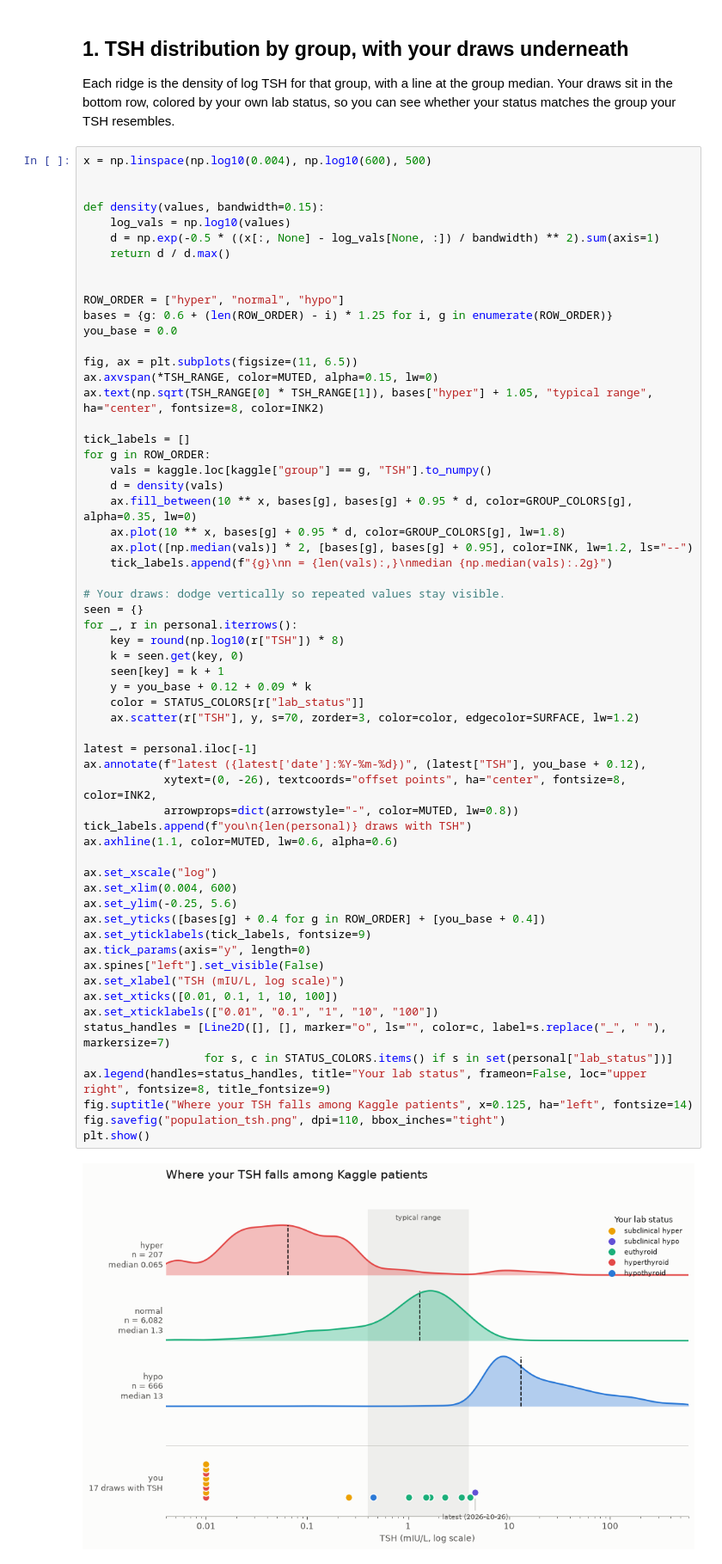
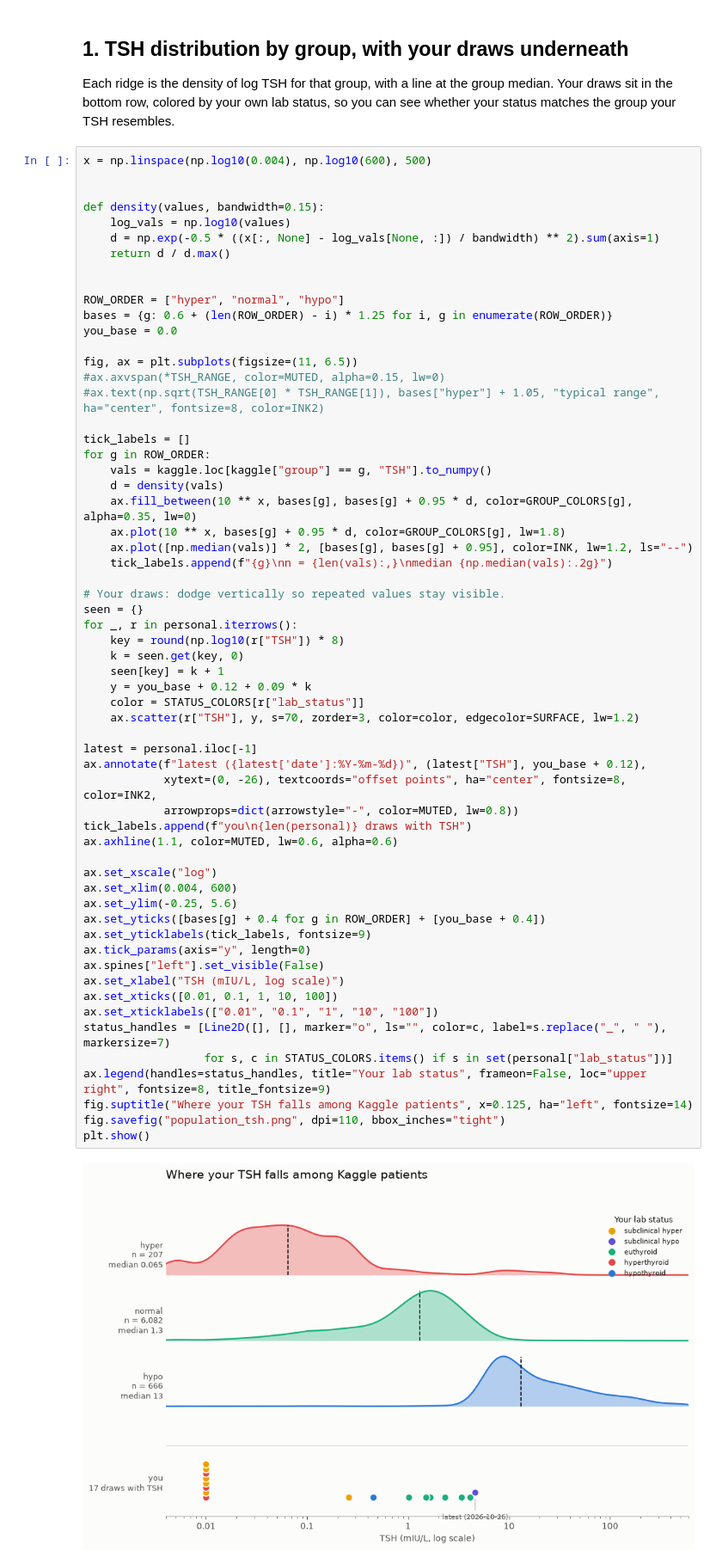
Before and after one commit to DSC-209R-Group-Visualization-Projects/Thyroid-Disease-Health, a Jupyter notebook: jpolizzi/population_comparison_prototype.ipynb, the cells around one changed output. Shown at 86% size. Saved outputs shown, nothing was run; the diff lists cells and outputs as text.

```diff
--- a/jpolizzi/population_comparison_prototype.ipynb
+++ b/jpolizzi/population_comparison_prototype.ipynb
@@ -61,8 +61,8 @@ bases = {g: 0.6 + (len(ROW_ORDER) - i) * 1.25 for i, g in enumerate(ROW_ORDER)}
 you_base = 0.0
 
 fig, ax = plt.subplots(figsize=(11, 6.5))
-ax.axvspan(*TSH_RANGE, color=MUTED, alpha=0.15, lw=0)
-ax.text(np.sqrt(TSH_RANGE[0] * TSH_RANGE[1]), bases["hyper"] + 1.05, "typical range", ha="center", fontsize=8, color=INK2)
+#ax.axvspan(*TSH_RANGE, color=MUTED, alpha=0.15, lw=0)
+#ax.text(np.sqrt(TSH_RANGE[0] * TSH_RANGE[1]), bases["hyper"] + 1.05, "typical range", ha="center", fontsize=8, color=INK2)
 
 tick_labels = []
 for g in ROW_ORDER:
@@ -80,31 +80,31 @@ for _, r in personal.iterrows():
     k = seen.get(key, 0)
     seen[key] = k + 1
     y = you_base + 0.12 + 0.09 * k
     color = STATUS_COLORS[r["lab_status"]]
     ax.scatter(r["TSH"], y, s=70, zorder=3, color=color, edgecolor=SURFACE, lw=1.2)
 
 latest = personal.iloc[-1]
 ax.annotate(f"latest ({latest['date']:%Y-%m-%d})", (latest["TSH"], you_base + 0.12),
             xytext=(0, -26), textcoords="offset points", ha="center", fontsize=8, color=INK2,
             arrowprops=dict(arrowstyle="-", color=MUTED, lw=0.8))
 tick_labels.append(f"you\n{len(personal)} draws with TSH")
 ax.axhline(1.1, color=MUTED, lw=0.6, alpha=0.6)
 
 ax.set_xscale("log")
 ax.set_xlim(0.004, 600)
 ax.set_ylim(-0.25, 5.6)
 ax.set_yticks([bases[g] + 0.4 for g in ROW_ORDER] + [you_base + 0.4])
 ax.set_yticklabels(tick_labels, fontsize=9)
 ax.tick_params(axis="y", length=0)
 ax.spines["left"].set_visible(False)
 ax.set_xlabel("TSH (mIU/L, log scale)")
 ax.set_xticks([0.01, 0.1, 1, 10, 100])
 ax.set_xticklabels(["0.01", "0.1", "1", "10", "100"])
 status_handles = [Line2D([], [], marker="o", ls="", color=c, label=s.replace("_", " "), markersize=7)
                   for s, c in STATUS_COLORS.items() if s in set(personal["lab_status"])]
 ax.legend(handles=status_handles, title="Your lab status", frameon=False, loc="upper right", fontsize=8, title_fontsize=9)
 fig.suptitle("Where your TSH falls among Kaggle patients", x=0.125, ha="left", fontsize=14)
 fig.savefig("population_tsh.png", dpi=110, bbox_inches="tight")
 plt.show()
 # %% [output]
-[figure, old version]
+[figure, new version]
```
Also changed, not shown: 2 other files.
